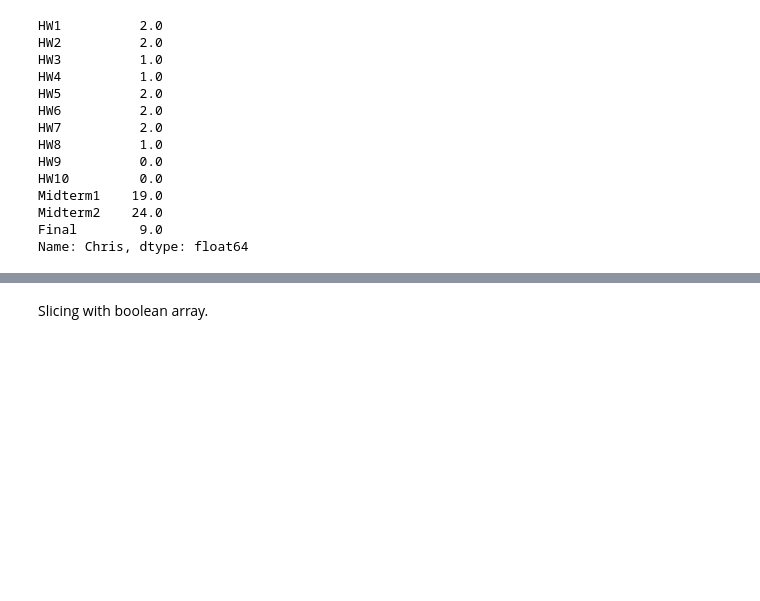
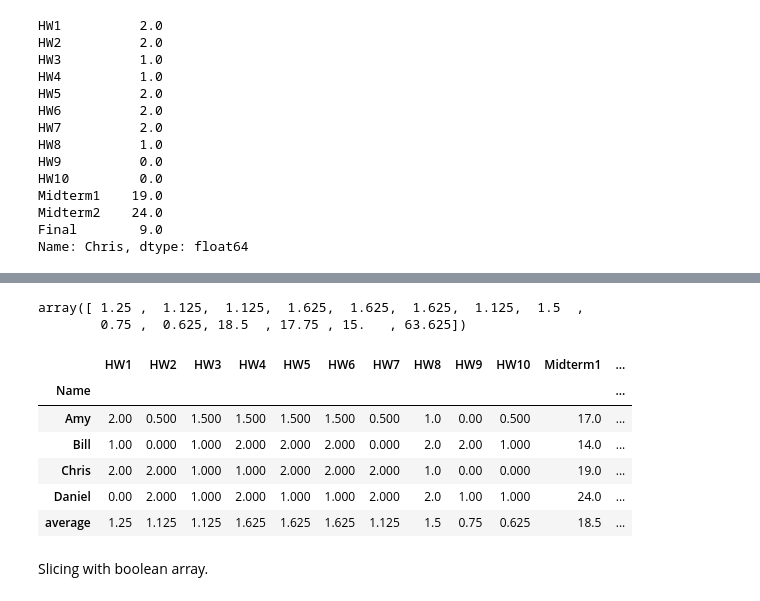
Before and after one commit to jephianlin/9HPythonData, a Jupyter notebook: Python-Week3.ipynb, the cells around one changed output, grey strips where cells are left out. Drawn from its saved outputs; the diff is of its cells as text; code cells hidden in the pictures; blank space fills up the shorter version.

```diff
--- a/Python-Week3.ipynb
+++ b/Python-Week3.ipynb
@@ -175,0 +207,3 @@ Name: Chris, dtype: float64
+# %%
+df['total'] = df.sum(axis=1) ### this create a new column called total
+df
@@ -176,3 +217,19 @@ Name: Chris, dtype: float64
+# %%
+np.average(df,axis=0) ### this compute the average for each component
+# %% [output]
+array([ 1.25 ,  1.125,  1.125,  1.625,  1.625,  1.625,  1.125,  1.5  ,
+        0.75 ,  0.625, 18.5  , 17.75 , 15.   , 63.625])
+# %%
+df.loc['average'] = np.average(df,axis=0) ### this create a new row called average
+df
+# %% [output]
+|  | HW1 | HW2 | HW3 | HW4 | HW5 | HW6 | HW7 | HW8 | HW9 | HW10 | Midterm1 | ... |
+| Name |  |  |  |  |  |  |  |  |  |  |  | ... |
+| Amy | 2.00 | 0.500 | 1.500 | 1.500 | 1.500 | 1.500 | 0.500 | 1.0 | 0.00 | 0.500 | 17.0 | ... |
+| Bill | 1.00 | 0.000 | 1.000 | 2.000 | 2.000 | 2.000 | 0.000 | 2.0 | 2.00 | 1.000 | 14.0 | ... |
+| Chris | 2.00 | 2.000 | 1.000 | 1.000 | 2.000 | 2.000 | 2.000 | 1.0 | 0.00 | 0.000 | 19.0 | ... |
+| Daniel | 0.00 | 2.000 | 1.000 | 2.000 | 1.000 | 1.000 | 2.000 | 2.0 | 1.00 | 1.000 | 24.0 | ... |
+| average | 1.25 | 1.125 | 1.125 | 1.625 | 1.625 | 1.625 | 1.125 | 1.5 | 0.75 | 0.625 | 18.5 | ... |
 # %% [markdown]
 Slicing with boolean array.
 # %%
```
Also changed, not shown: parts of 14 cells of this notebook.
